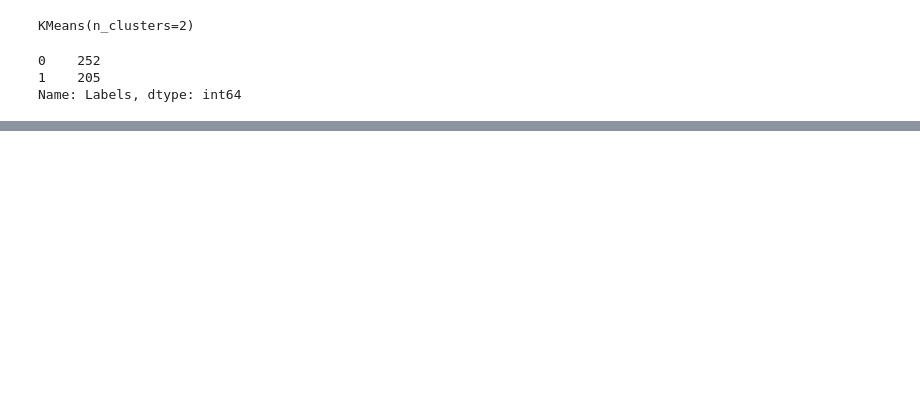
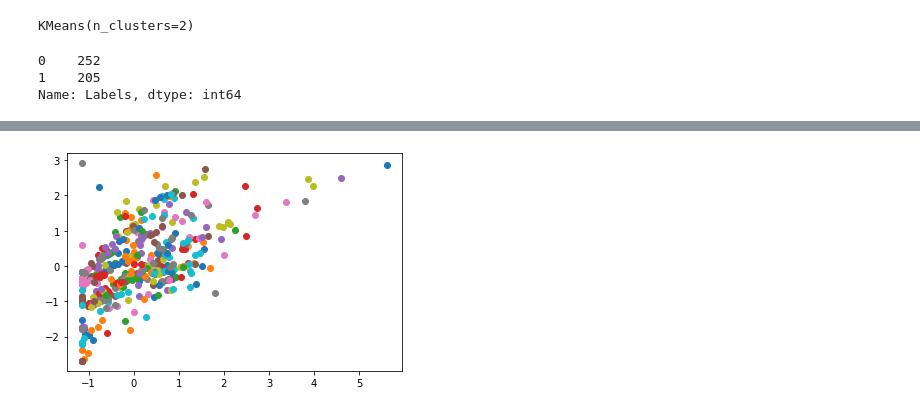
Before and after one commit to davidegonzale/unsupervised-miniproject-fitbit, a Jupyter notebook: mod3-unsupervised-miniproject-fitbit-1.ipynb, the cells around one changed output, grey strips where cells are left out. Drawn from its saved outputs; the diff is of its cells as text; code cells hidden in the pictures; blank space fills up the shorter version.

```diff
--- a/mod3-unsupervised-miniproject-fitbit-1.ipynb
+++ b/mod3-unsupervised-miniproject-fitbit-1.ipynb
@@ -335,0 +343,15 @@ plt.show()
+# %%
+df_std.drop(columns='Labels_DBSCAN', axis=1, inplace=True)
+# %%
+from sklearn.cluster import AgglomerativeClustering
+
+model = AgglomerativeClustering(n_clusters = None, distance_threshold = 1)
+# %%
+df_std['Aglo'] = model.fit_predict(df_std)
+
+clusterval = df_std['Aglo'].unique()
+for cluster in clusterval:
+    plt.scatter(df_std[df_std['Aglo']==cluster]['TotalDistance'], df_std[df_std['Aglo']==cluster]['Calories'])
+plt.show()
+# %% [output]
+[figure, added]
```
Also changed, not shown: parts of 20 cells of this notebook, 1 other file.
